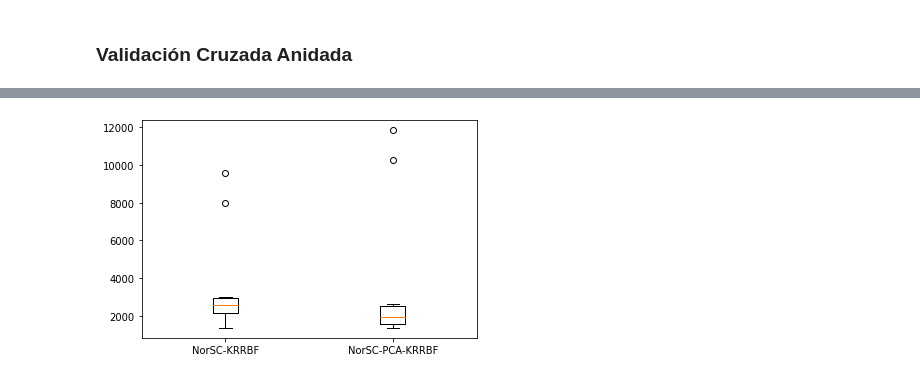
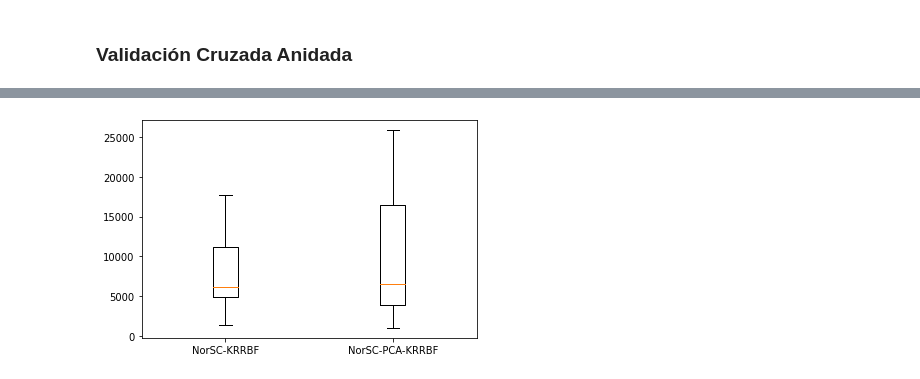
Before and after one commit to sefrancogo/Analitica-de-Datos, a Jupyter notebook: Covid_Paises.ipynb, the cells around one changed output, grey strips where cells are left out. Drawn from its saved outputs; the diff is of its cells as text; code cells hidden in the pictures.

```diff
--- a/Covid_Paises.ipynb
+++ b/Covid_Paises.ipynb
@@ -292,0 +168,22 @@ Fitting 5 folds for each of 108 candidates, totalling 540 fits
+# %%
+steps = [
+         [('scaler', StandardScaler()),           #estandarizar cada atriuto columna de xtrain centrada en 0 y var = 1
+          ('reg',  KernelRidge(kernel = 'rbf'))],
+         [('scaler', StandardScaler()),
+          ('rep', PCA()),
+          ('reg',  KernelRidge(kernel = 'rbf'))]
+          ]
+
+parameters = [
+                {'reg__gamma':[1e-3,1e-2,1e-1,1,10,100],
+                 'reg__alpha':[1e-3,1e-2,1e-1,1,10,100]
+                 },
+                {'reg__gamma':[1e-3,1e-2,1e-1,1,10,100],
+                 'reg__alpha':[1e-3,1e-2,1e-1,1,10,100],
+                 'rep__n_components':[0.5,0.75,0.9]
+                 }
+               ]
+
+label_model = ['NorSC-KRRBF','NorSC-PCA-KRRBF']
+
+B_Model, B_Hiperpara, MAE = V_Cruzada_Anidada(X,y,steps,parameters)
@@ -293,6 +297,6 @@ Fitting 5 folds for each of 108 candidates, totalling 540 fits
 # %%
-plt.boxplot(msev)
+plt.boxplot(MAE)
 plt.xticks(ticks=np.arange(len(steps))+1,labels=label_model)
 plt.show()
 # %% [output]
-[figure, old version]
+[figure, new version]
```
Also changed, not shown: parts of 13 cells of this notebook.
